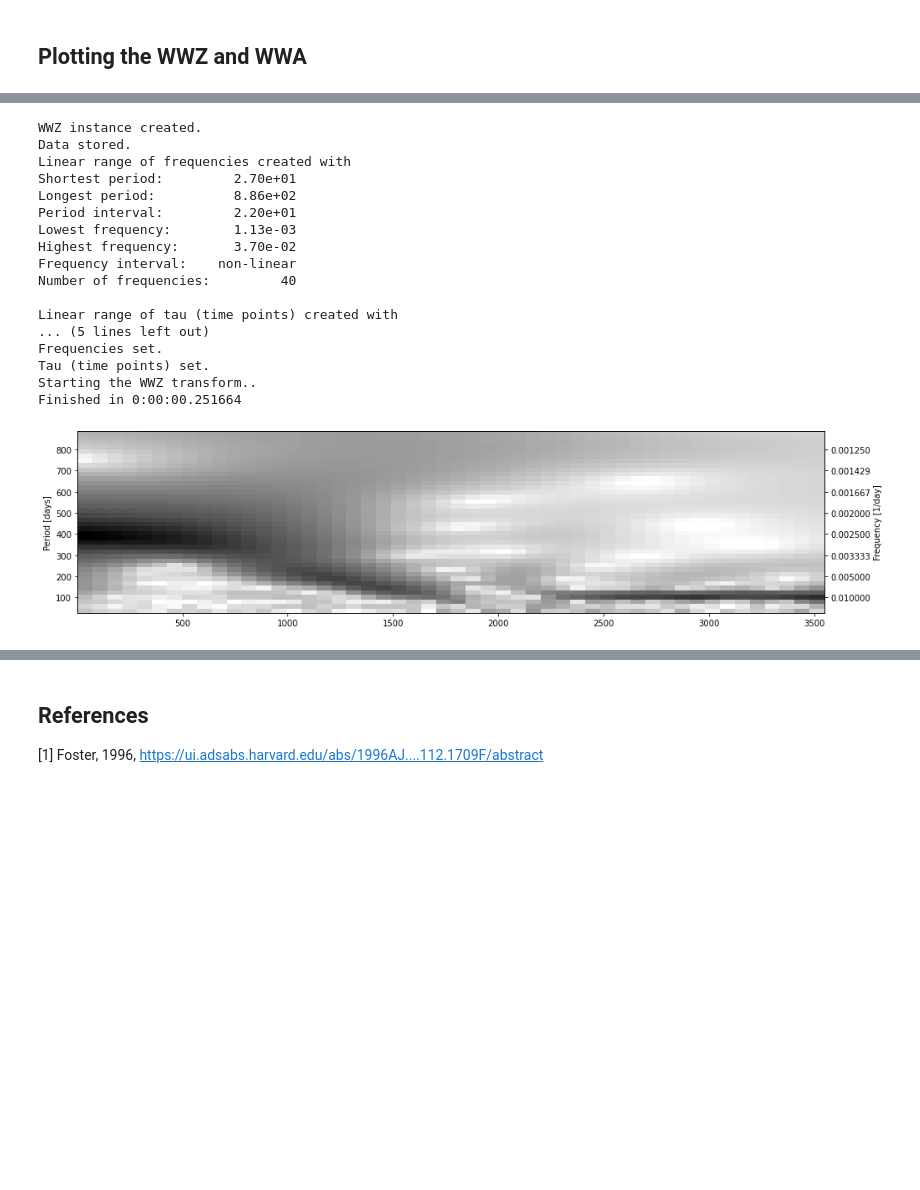
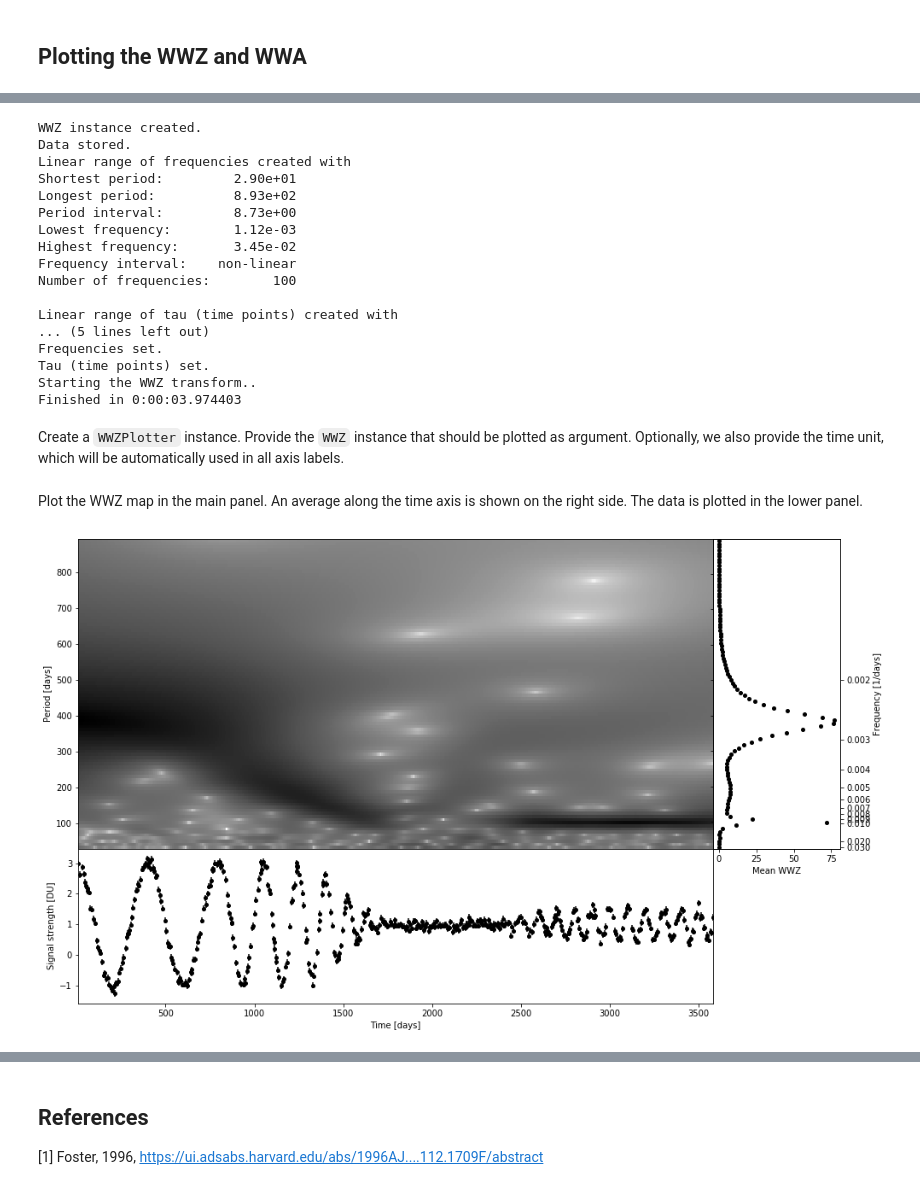
Before and after one commit to skiehl/wwz, a Jupyter notebook: Documentation.ipynb, the cells around one changed output, grey strips where cells are left out. Drawn from its saved outputs; the diff is of its cells as text; code cells hidden in the pictures; blank space fills up the shorter version.

Commit message:
Script for plotting WWZ results added.

```diff
--- a/Documentation.ipynb
+++ b/Documentation.ipynb
@@ -632,8 +629,8 @@ Done.
 linear_period = True
 
 wwz = WWZ(t, x, x_err)
-freq = wwz.get_freq(p_max_factor=4, linear_period=linear_period, n_bins=40)
-tau = wwz.get_tau(n_bins=50)
+freq = wwz.get_freq(p_max_factor=4, linear_period=linear_period)
+tau = wwz.get_tau()
 wwz.set_freq(freq)
 wwz.set_tau(tau)
 
@@ -643,17 +640,17 @@ result_wwz = wwz.wwz.transpose()
 WWZ instance created.
 Data stored.
 Linear range of frequencies created with
-Shortest period:         2.70e+01
-Longest period:          8.86e+02
-Period interval:         2.20e+01
-Lowest frequency:        1.13e-03
-Highest frequency:       3.70e-02
+Shortest period:         2.90e+01
+Longest period:          8.93e+02
+Period interval:         8.73e+00
+Lowest frequency:        1.12e-03
+Highest frequency:       3.45e-02
 Frequency interval:    non-linear
-Number of frequencies:         40
+Number of frequencies:        100
 
 Linear range of tau (time points) created with
 ... (5 lines left out)
 Frequencies set.
 Tau (time points) set.
 Starting the WWZ transform..
-Finished in 0:00:00.251664
+Finished in 0:00:03.974403
@@ -662,29 +657,13 @@ from matplotlib.ticker import MaxNLocator, MultipleLocator, FixedLocator
-# %%
-__, ax0 = plt.subplots(1)
-
-if linear_period:
-    extent = (tau[0], tau[-1], 1/freq[-1], 1/freq[0])
-    ylim = (freq[0], freq[-1])
-    label0 = 'Period [days]'
-    label1 = 'Frequency [1/day]'
-else:
-    extent = (tau[0], tau[-1], freq[-1], freq[0])
-    ylim = (1/freq[0], 1/freq[-1])
-    label0 = 'Frequency [1/day]'
-    label1 = 'Period [days]'
-
-cmap = cm.get_cmap('Greys')
-im = ax0.imshow(
-        result_wwz, cmap=cmap, norm=LogNorm(vmin=result_wwz.min()*1000, vmax=result_wwz.max()),
-        origin='upper', aspect='auto', extent=extent)
-ax1 = ax0.twinx()
-ax1.set_ylim(ylim[0], ylim[1])
-conversion = lambda x: 1/x
-ax1.set_yscale('function', functions=(conversion, conversion))
-test = 1/ax0.get_yticks()[1:-1]
-ax1.yaxis.set_major_locator(FixedLocator(test))
-ax0.set_ylabel(label0)
-ax1.set_ylabel(label1)
-pass
-# %% [output]
-[figure, removed]
+# %% [markdown]
+Create a `WWZPlotter` instance. Provide the `WWZ` instance that should be plotted as argument. Optionally, we also provide the time unit, which will be automatically used in all axis labels.
+# %%
+plotter = WWZPlotter(wwz, tunit='days')
+# %% [markdown]
+Plot the WWZ map in the main panel. An average along the time axis is shown on the right side. The data is plotted in the lower panel.
+# %%
+plotter.plot(
+        'wwz', statistic='mean', figsize=(16, 10), xlabel='Time [days]', ylabel='Signal strength [DU]',
+        kwargs_map={'norm': LogNorm(), 'cmap': cmap}, kwargs_map_avg={'color': 'k'}, kwargs_data={'color': 'k'})
+pass
+# %% [output]
+[figure, added]
```
Also changed, not shown: parts of 40 cells of this notebook, 6 other files.
